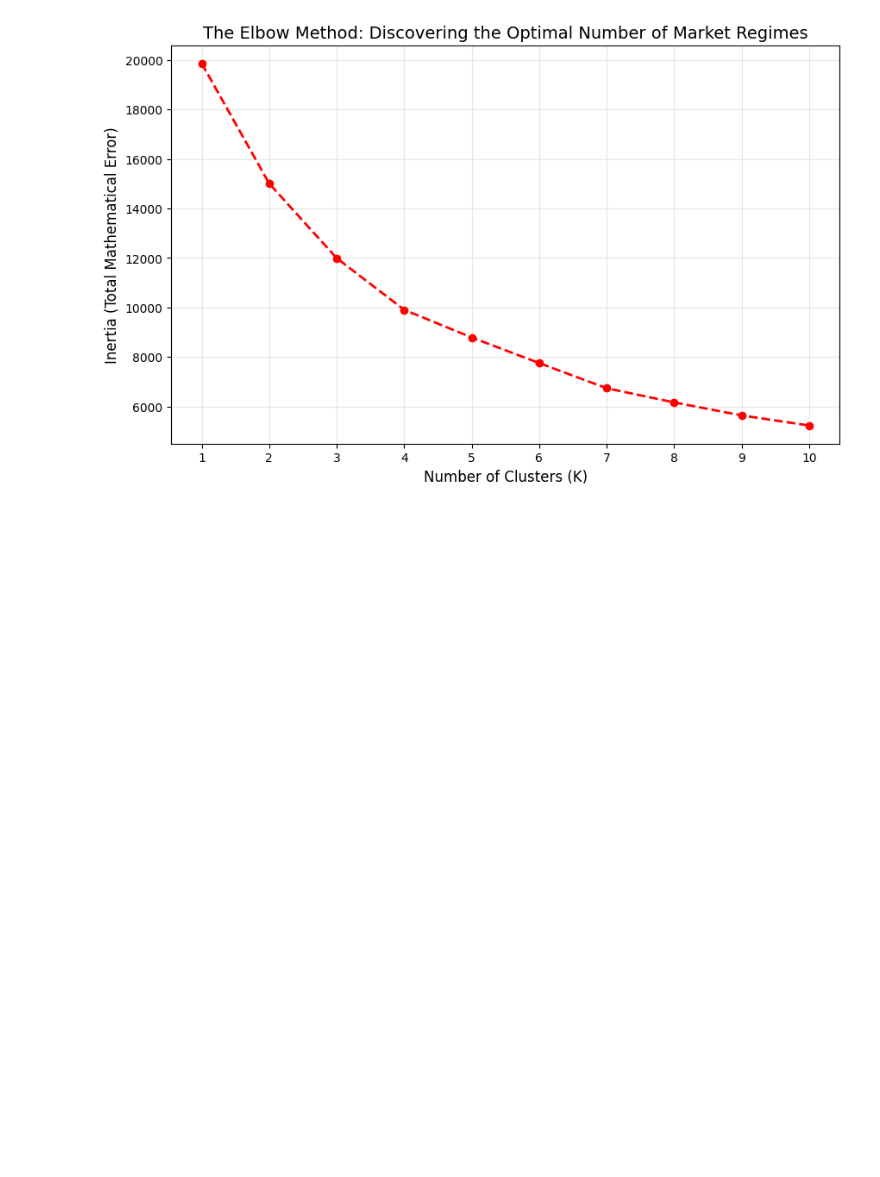
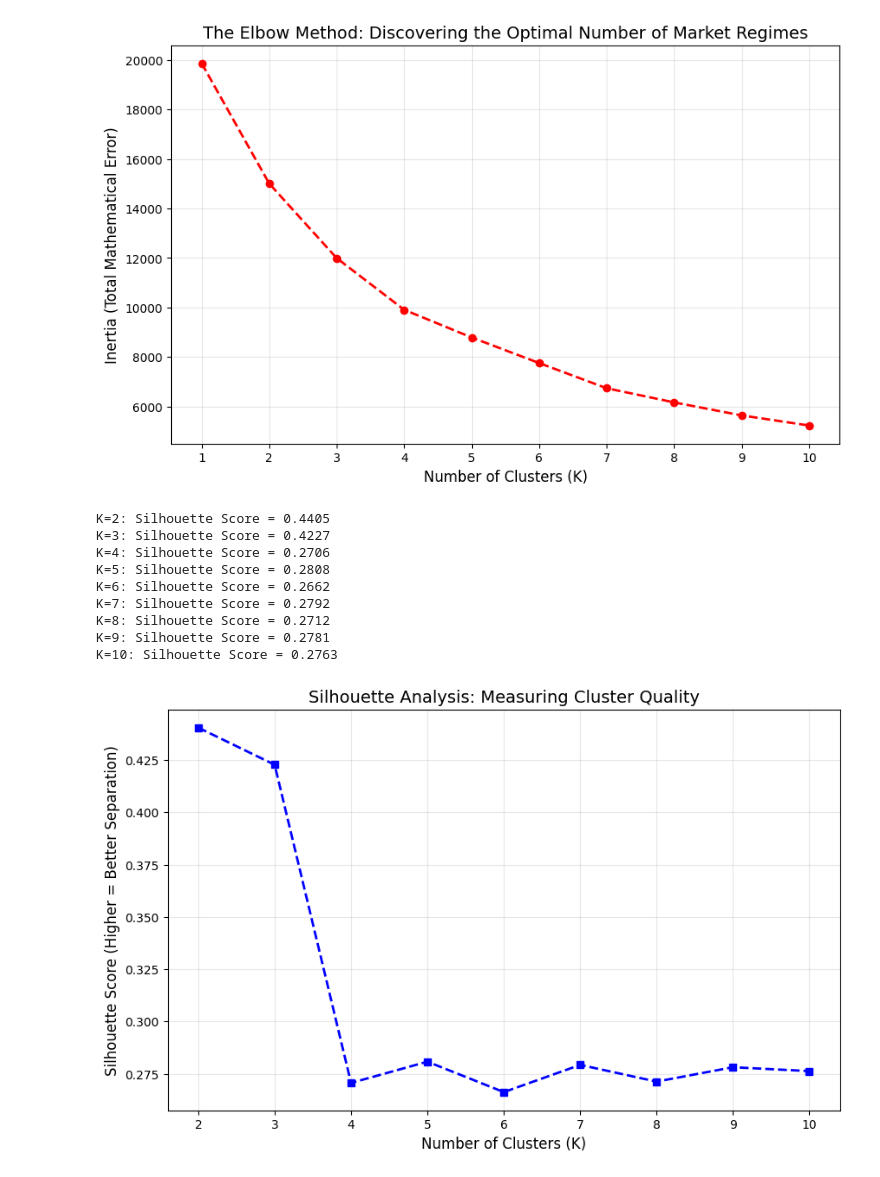
Before and after one commit to kalyan0960/sp-500-regime-clustering, a Jupyter notebook: notebooks/03_kmeans_clustering.ipynb, the cells around one changed output. Drawn from its saved outputs; the diff is of its cells as text; code cells hidden in the pictures; blank space fills up the shorter version.

```diff
--- a/notebooks/03_kmeans_clustering.ipynb
+++ b/notebooks/03_kmeans_clustering.ipynb
@@ -39,3 +56,37 @@ plt.show()
 # %% [output]
 Calculating mathematical distances for 1 to 10 regimes. Please wait a moment...
 [figure]
+# %%
+# Cell 2 — Silhouette Scores (second validation method)
+from sklearn.metrics import silhouette_score
+
+silhouette_scores = []
+K_range_sil = range(2, 11)  # silhouette needs at least 2 clusters
+
+for k in K_range_sil:
+    kmeans = KMeans(n_clusters=k, random_state=42, n_init=10)
+    labels = kmeans.fit_predict(X_scaled)
+    score = silhouette_score(X_scaled, labels)
+    silhouette_scores.append(score)
+    print(f"K={k}: Silhouette Score = {score:.4f}")
+
+plt.figure(figsize=(10, 6))
+plt.plot(K_range_sil, silhouette_scores, marker='s',
+         linestyle='--', color='blue', linewidth=2)
+plt.title('Silhouette Analysis: Measuring Cluster Quality', fontsize=14)
+plt.xlabel('Number of Clusters (K)', fontsize=12)
+plt.ylabel('Silhouette Score (Higher = Better Separation)', fontsize=12)
+plt.xticks(K_range_sil)
+plt.grid(True, alpha=0.3)
+plt.show()
+# %% [output]
+K=2: Silhouette Score = 0.4405
+K=3: Silhouette Score = 0.4227
+K=4: Silhouette Score = 0.2706
+K=5: Silhouette Score = 0.2808
+K=6: Silhouette Score = 0.2662
+K=7: Silhouette Score = 0.2792
+K=8: Silhouette Score = 0.2712
+K=9: Silhouette Score = 0.2781
+K=10: Silhouette Score = 0.2763
+[figure, added]
```
Also changed, not shown: parts of 8 cells of this notebook, 4 other files.
